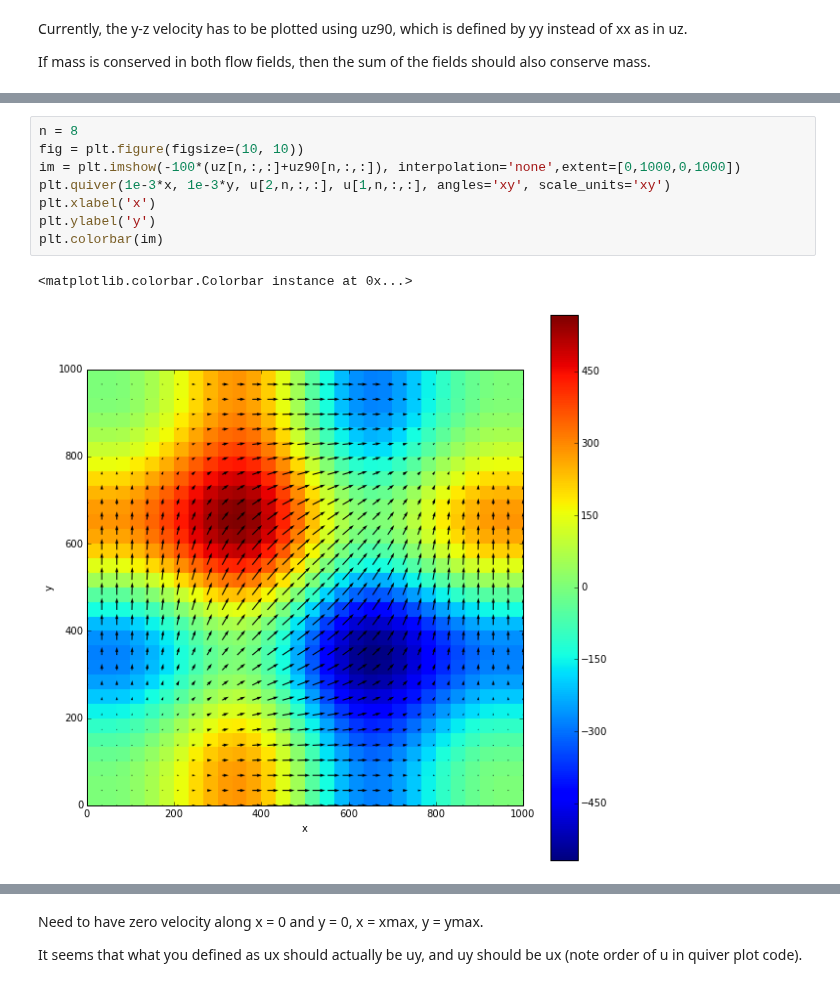
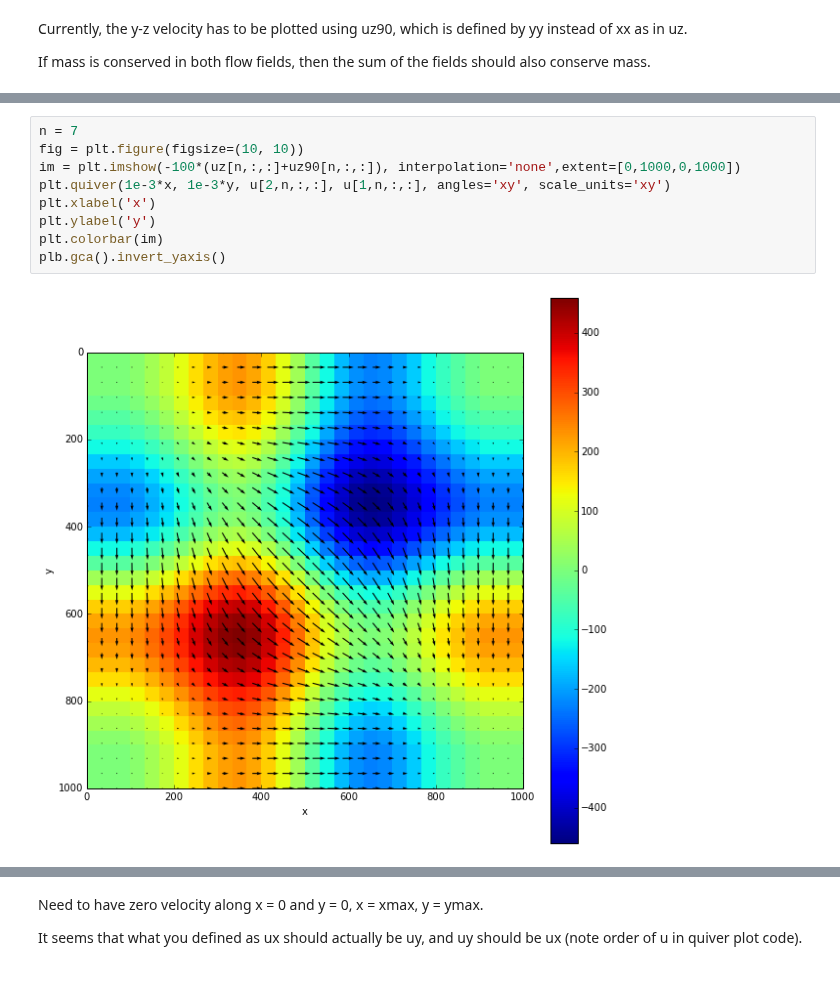
Before and after one commit to UBC-MOAD/pa-th-simple, a Jupyter notebook: prelim-model/Evaluation of 3D centred velocity - Step 2.ipynb, the cells around one changed output, grey strips where cells are left out. Saved outputs shown, nothing was run; the diff lists cells and outputs as text.

```diff
--- a/prelim-model/Evaluation of 3D centred velocity - Step 2.ipynb
+++ b/prelim-model/Evaluation of 3D centred velocity - Step 2.ipynb
@@ -184,12 +191,12 @@ plt.colorbar(im)
 # %%
-n = 8
+n = 7
 fig = plt.figure(figsize=(10, 10))
 im = plt.imshow(-100*(uz[n,:,:]+uz90[n,:,:]), interpolation='none',extent=[0,1000,0,1000])
 plt.quiver(1e-3*x, 1e-3*y, u[2,n,:,:], u[1,n,:,:], angles='xy', scale_units='xy')
 plt.xlabel('x')
 plt.ylabel('y')
 plt.colorbar(im)
+plb.gca().invert_yaxis()
 # %% [output]
-<matplotlib.colorbar.Colorbar instance at 0x...>
-[figure, old version]
+[figure, new version]
 # %%
```
Also changed, not shown: parts of 15 cells of this notebook, 4 other files.
